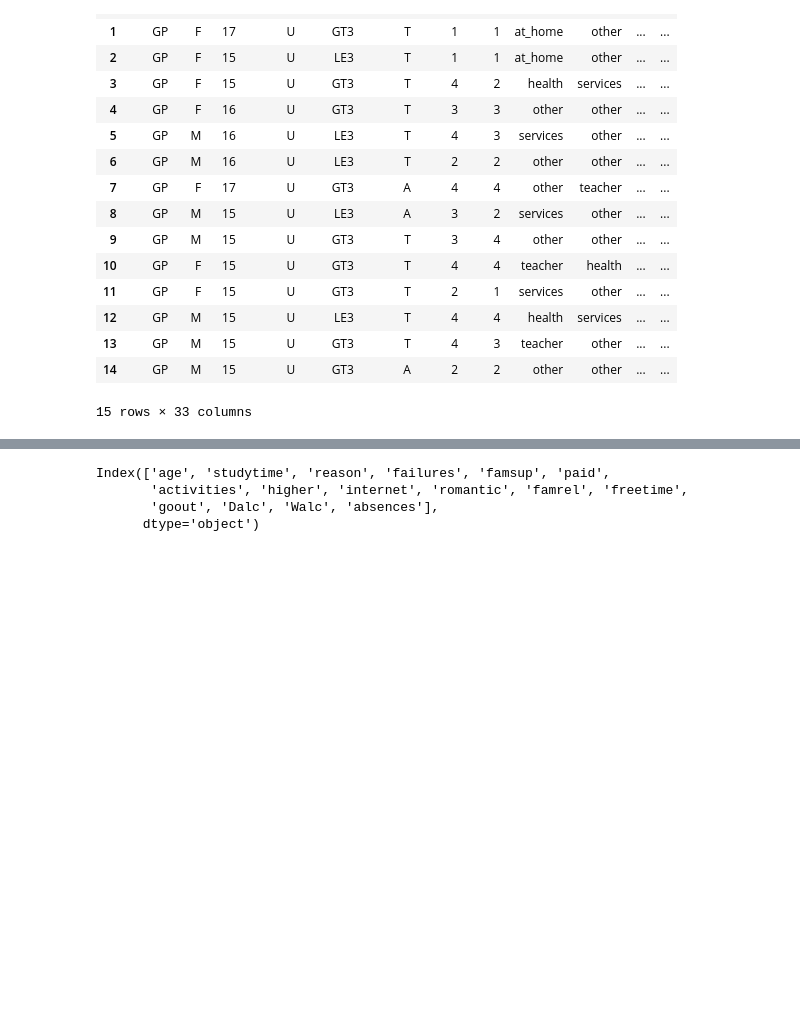
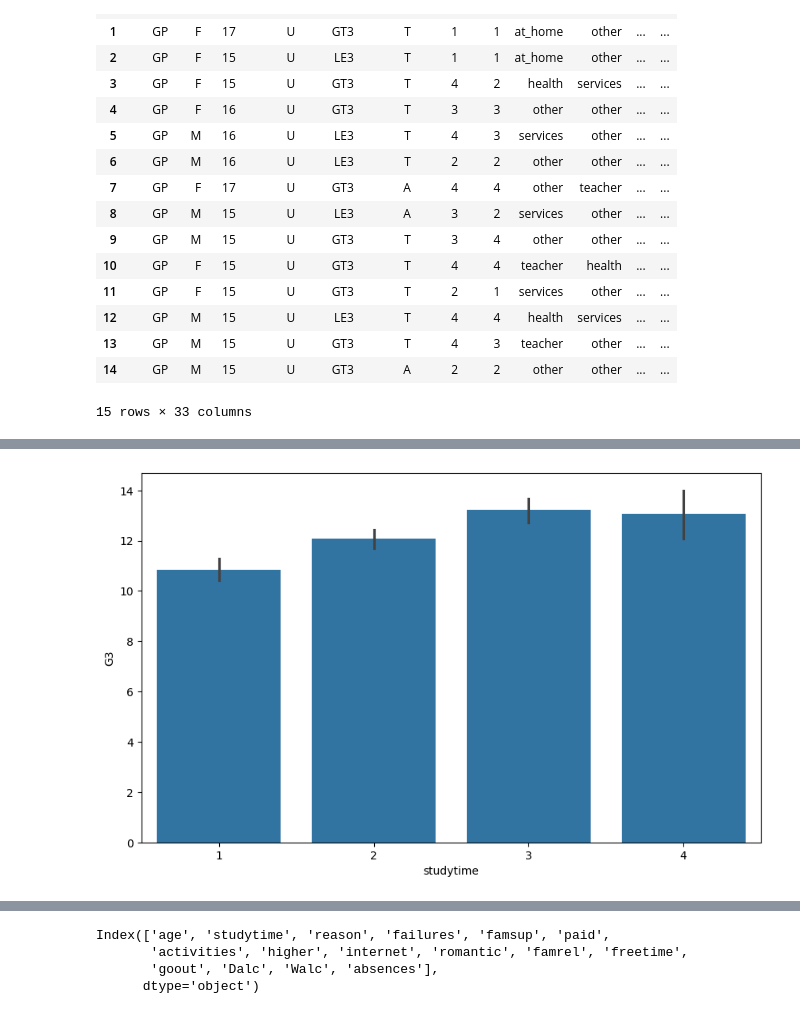
Before and after one commit to PNUAITeam13/AlcoholConsumption, a Jupyter notebook: alcohol_consumption.ipynb, the cells around one changed output, grey strips where cells are left out. Cells and saved outputs as stored; diff of their text form; code cells hidden in the pictures; blank space fills up the shorter version.

```diff
--- a/alcohol_consumption.ipynb
+++ b/alcohol_consumption.ipynb
@@ -51,0 +75,5 @@ X_test_full = math_dataset.copy()
+# %%
+#Barplot
+vizual_helper.barplot(col='studytime')
+# %% [output]
+[figure, added]
```
Also changed, not shown: parts of 18 cells of this notebook, 3 other files.
